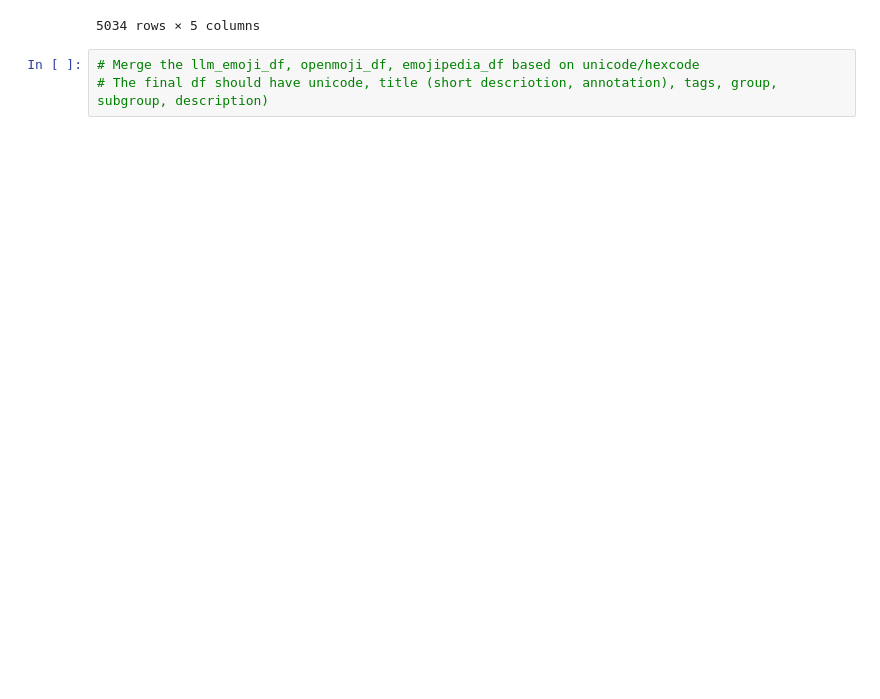
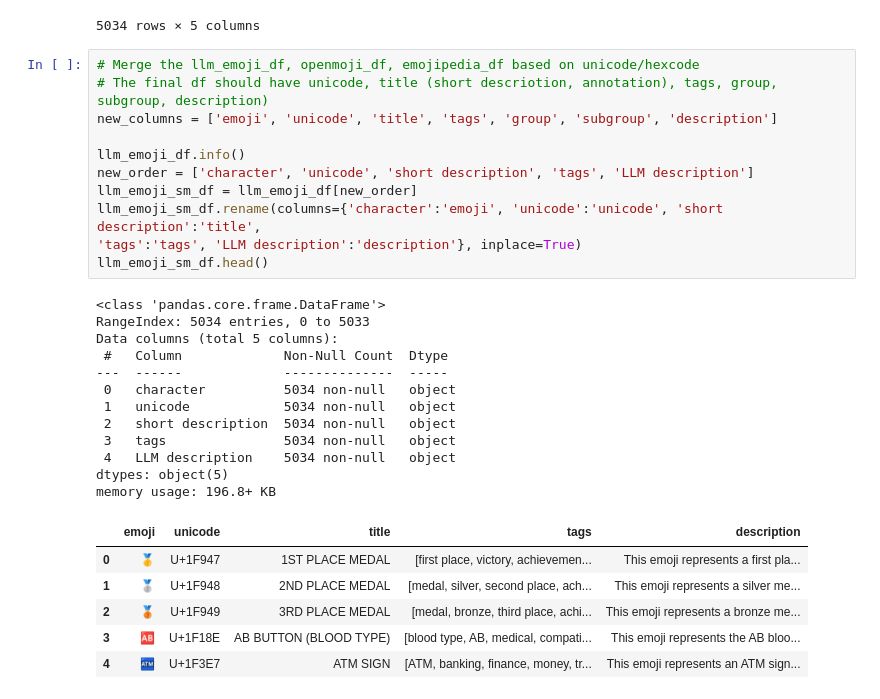
Before and after one commit to LCM-W25-3035/EmojiGen, a Jupyter notebook: Notebooks/EmojiGen.ipynb, the cells around one changed output. Saved outputs shown, nothing was run; the diff lists cells and outputs as text; blank space fills up the shorter version.

```diff
--- a/Notebooks/EmojiGen.ipynb
+++ b/Notebooks/EmojiGen.ipynb
@@ -97,3 +97,30 @@ llm_emoji_df
 # %%
 # Merge the llm_emoji_df, openmoji_df, emojipedia_df based on unicode/hexcode
 # The final df should have unicode, title (short descriotion, annotation), tags, group, subgroup, description)
+new_columns = ['emoji', 'unicode', 'title', 'tags', 'group', 'subgroup', 'description']
+
+llm_emoji_df.info()
+new_order = ['character', 'unicode', 'short description', 'tags', 'LLM description']
+llm_emoji_sm_df = llm_emoji_df[new_order]
+llm_emoji_sm_df.rename(columns={'character':'emoji', 'unicode':'unicode', 'short description':'title',
+'tags':'tags', 'LLM description':'description'}, inplace=True)
+llm_emoji_sm_df.head()
+# %% [output]
+<class 'pandas.core.frame.DataFrame'>
+RangeIndex: 5034 entries, 0 to 5033
+Data columns (total 5 columns):
+ #   Column             Non-Null Count  Dtype
+---  ------             --------------  -----
+ 0   character          5034 non-null   object
+ 1   unicode            5034 non-null   object
+ 2   short description  5034 non-null   object
+ 3   tags               5034 non-null   object
+ 4   LLM description    5034 non-null   object
+dtypes: object(5)
+memory usage: 196.8+ KB
+|  | emoji | unicode | title | tags | description |
+| 0 | 🥇 | U+1F947 | 1ST PLACE MEDAL | [first place, victory, achievemen... | This emoji represents a first pla... |
+| 1 | 🥈 | U+1F948 | 2ND PLACE MEDAL | [medal, silver, second place, ach... | This emoji represents a silver me... |
+| 2 | 🥉 | U+1F949 | 3RD PLACE MEDAL | [medal, bronze, third place, achi... | This emoji represents a bronze me... |
+| 3 | 🆎 | U+1F18E | AB BUTTON (BLOOD TYPE) | [blood type, AB, medical, compati... | This emoji represents the AB bloo... |
+| 4 | 🏧 | U+1F3E7 | ATM SIGN | [ATM, banking, finance, money, tr... | This emoji represents an ATM sign... |
```
Also changed, not shown: parts of 3 cells of this notebook.
